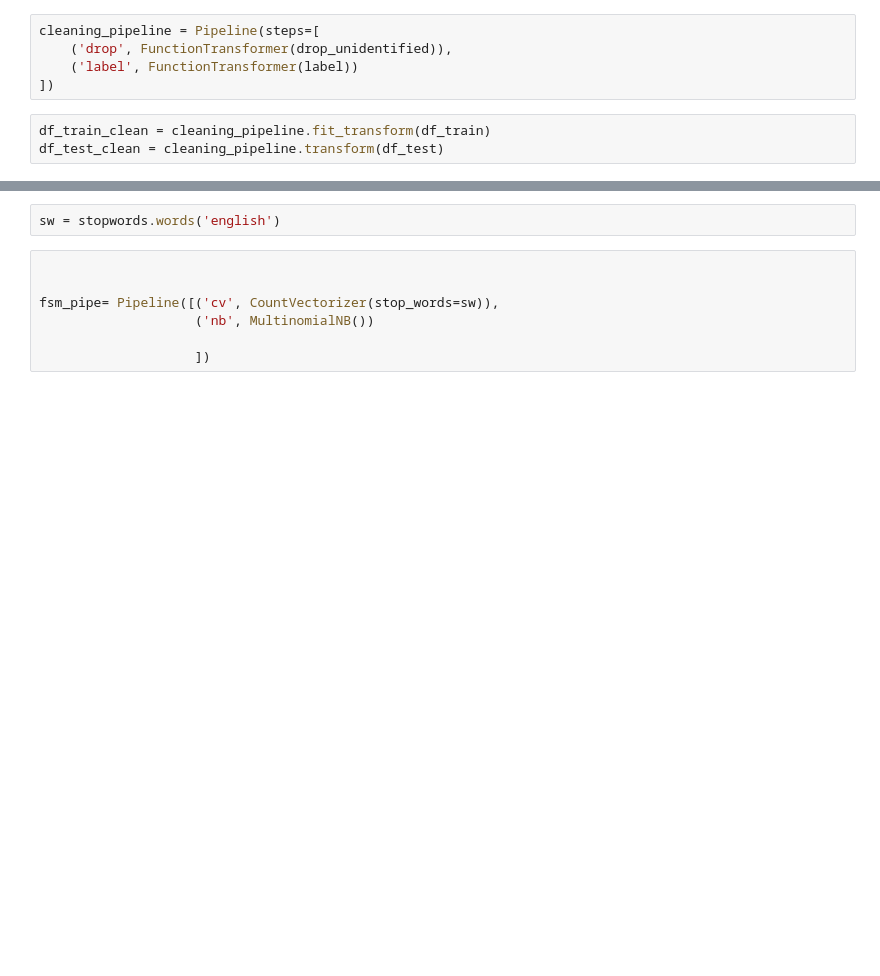
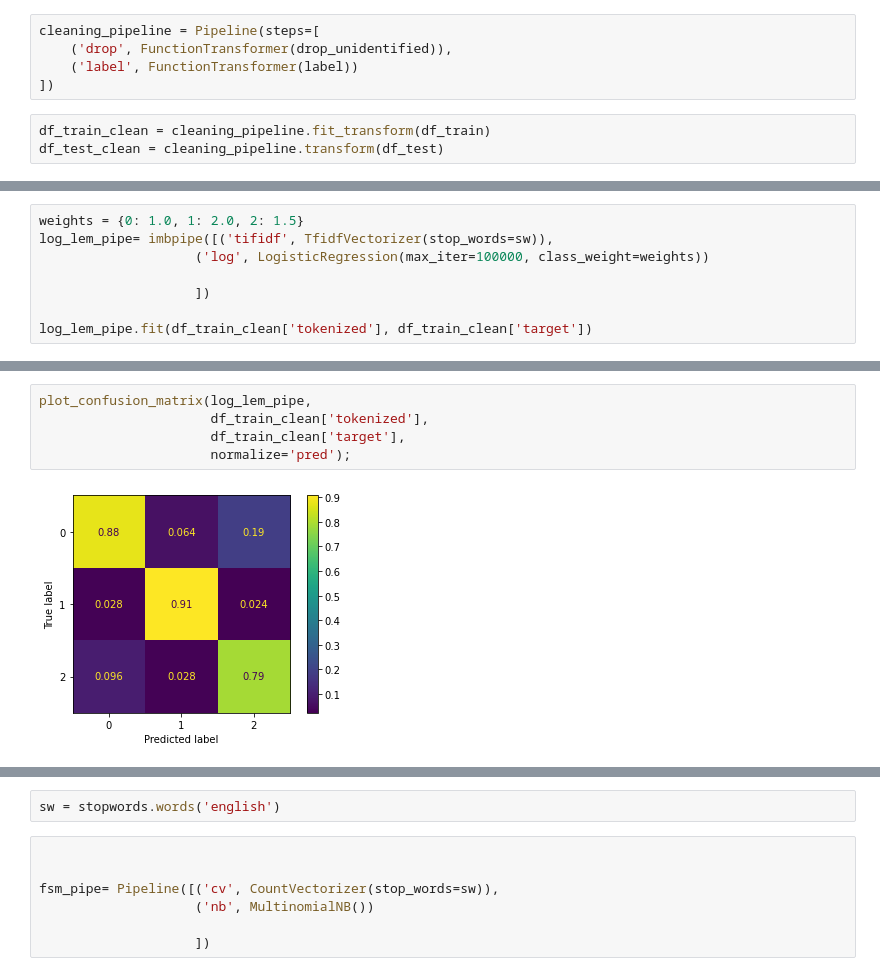
Before and after one commit to raylinsoriano/NLP_project, a Jupyter notebook: Individual Notebooks/Raylin's Notebook.ipynb, the cells around one changed output, grey strips where cells are left out. Drawn from its saved outputs; the diff is of its cells as text; blank space fills up the shorter version.

```diff
--- a/Individual Notebooks/Raylin's Notebook.ipynb
+++ b/Individual Notebooks/Raylin's Notebook.ipynb
@@ -166,0 +355,8 @@ Model Pipline
+# %%
+weights = {0: 1.0, 1: 2.0, 2: 1.5}
+log_lem_pipe= imbpipe([('tifidf', TfidfVectorizer(stop_words=sw)),
+                    ('log', LogisticRegression(max_iter=100000, class_weight=weights))
+
+                    ])
+
+log_lem_pipe.fit(df_train_clean['tokenized'], df_train_clean['target'])
@@ -166,0 +393,7 @@ Model Pipline
+# %%
+plot_confusion_matrix(log_lem_pipe,
+                      df_train_clean['tokenized'],
+                      df_train_clean['target'],
+                      normalize='pred');
+# %% [output]
+[figure, added]
```
Also changed, not shown: parts of 60 cells of this notebook.
